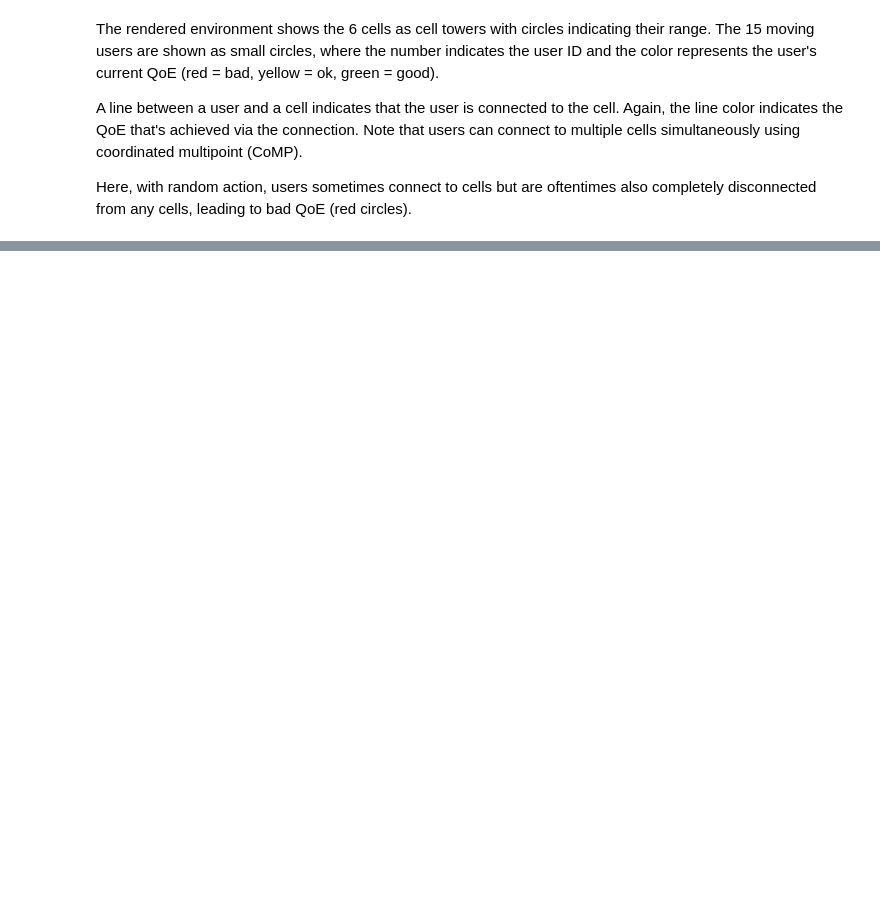
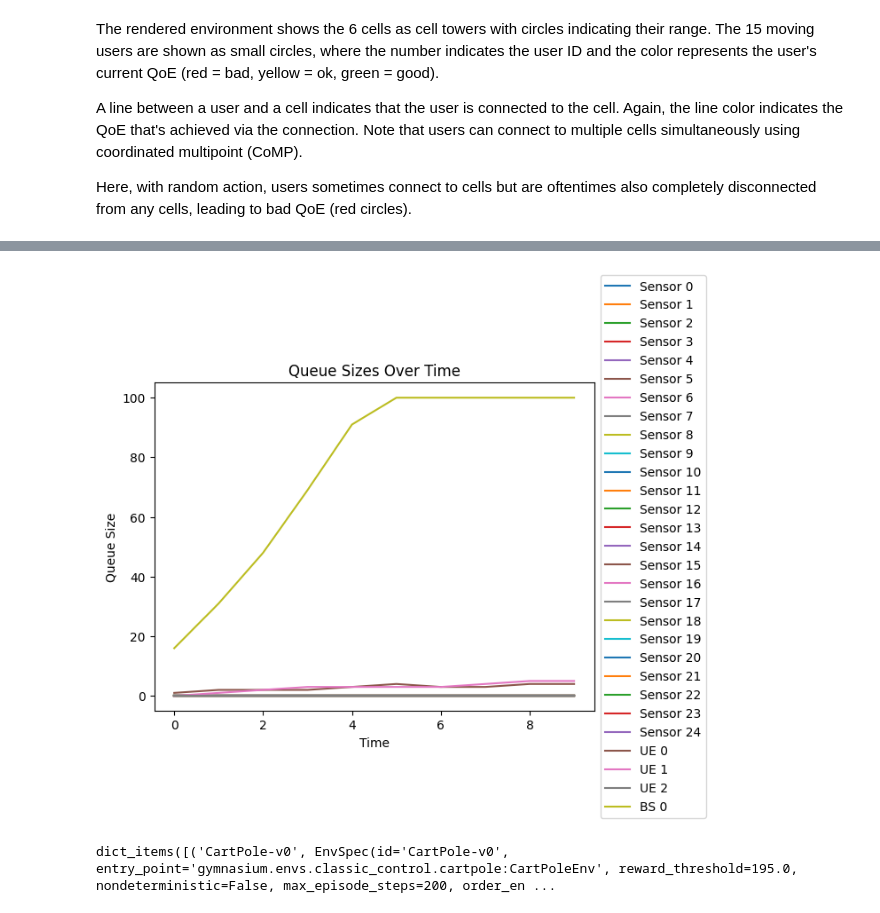
Before and after one commit to stefanbschneider/mobile-env, a Jupyter notebook: examples/smart_city.ipynb, the cells around one changed output, grey strips where cells are left out. Cells and saved outputs as stored; diff of their text form; code cells hidden in the pictures; blank space fills up the shorter version.

```diff
--- a/examples/smart_city.ipynb
+++ b/examples/smart_city.ipynb
@@ -85,3 +85,11 @@ MComSmartCity.default_config()
   'ue_metrics': {},
   'bs_metrics': {},
   'ss_metrics': {}}}
+# %%
+env.render_queues()
+# %% [output]
+[figure, added]
+# %%
+gymnasium.envs.registry.items()
+# %% [output]
+dict_items([('CartPole-v0', EnvSpec(id='CartPole-v0', entry_point='gymnasium.envs.classic_control.cartpole:CartPoleEnv', reward_threshold=195.0, nondeterministic=False, max_episode_steps=200, order_en ...
```
Also changed, not shown: parts of 2 cells of this notebook, 5 other files.
